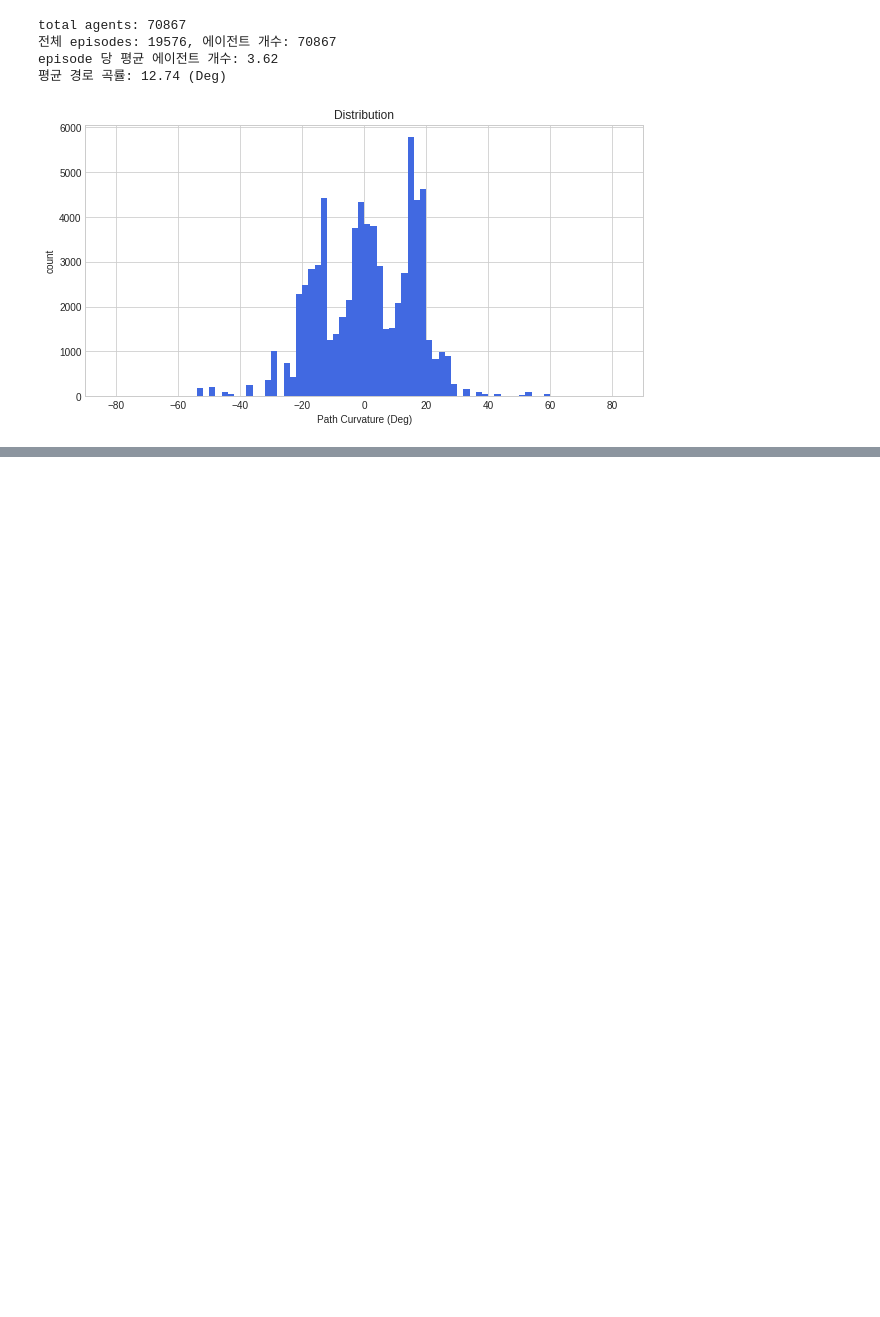
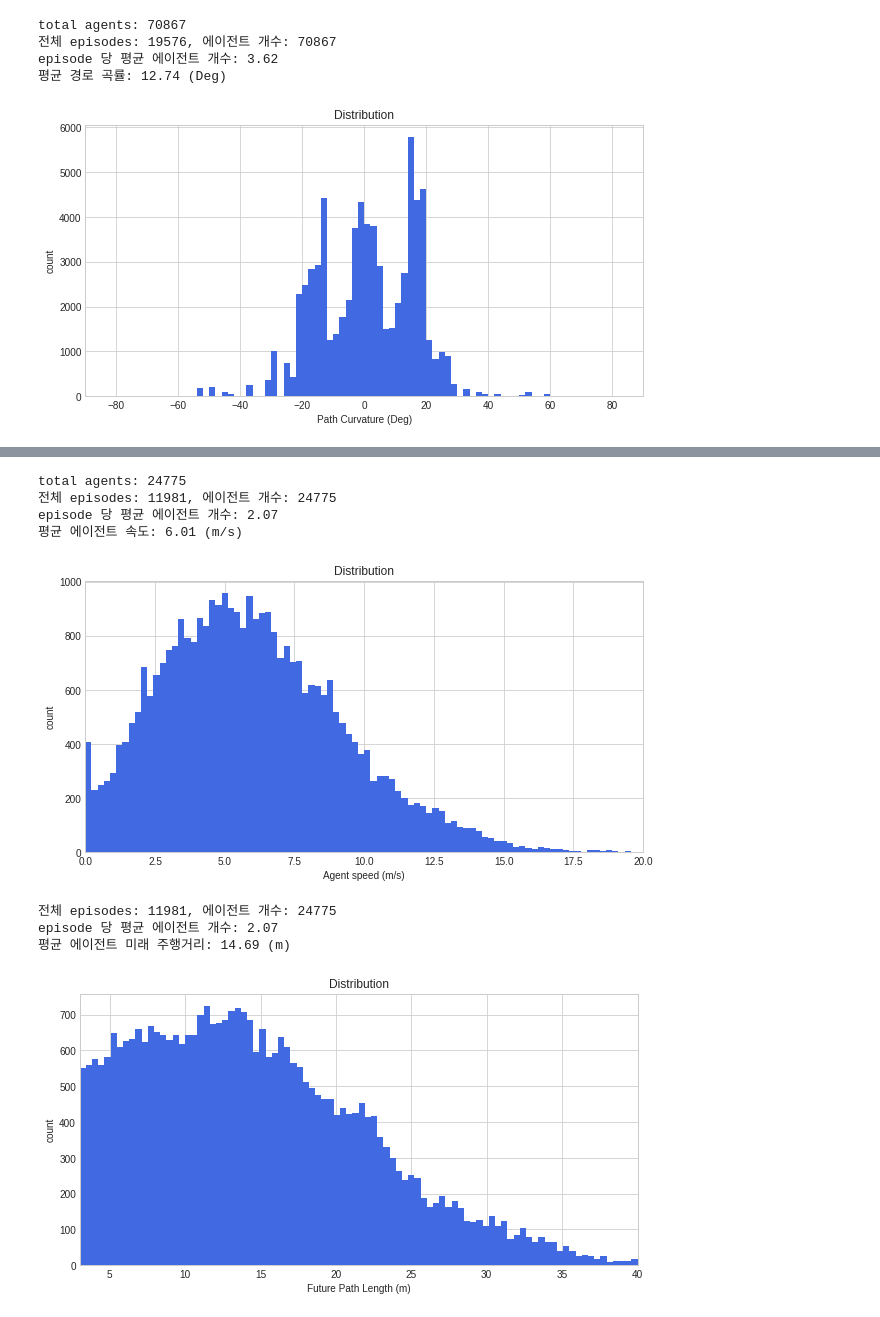
Before and after one commit to daeheepark/labs_hdmap, a Jupyter notebook: Untitled1.ipynb, the cells around one changed output, grey strips where cells are left out. Drawn from its saved outputs; the diff is of its cells as text; code cells hidden in the pictures; blank space fills up the shorter version.

```diff
--- a/Untitled1.ipynb
+++ b/Untitled1.ipynb
@@ -63,0 +86,15 @@ episode 당 평균 에이전트 개수: 3.62
+# %%
+dataset = DatasetQ10(version='v1.0-trainval', load_dir='../nus_dataset', data_partition='train',
+                     shuffle=False, val_ratio=0.3, data_type='real', min_angle=np.deg2rad(0.1), max_angle=None)
+dataset.show_speed_distribution()
+dataset.show_distance_distribution()
+# %% [output]
+total agents: 24775
+전체 episodes: 11981, 에이전트 개수: 24775
+episode 당 평균 에이전트 개수: 2.07
+평균 에이전트 속도: 6.01 (m/s)
+[figure, added]
+전체 episodes: 11981, 에이전트 개수: 24775
+episode 당 평균 에이전트 개수: 2.07
+평균 에이전트 미래 주행거리: 14.69 (m)
+[figure, added]
```
Also changed, not shown: parts of 1 cell of this notebook, 4 other files.
